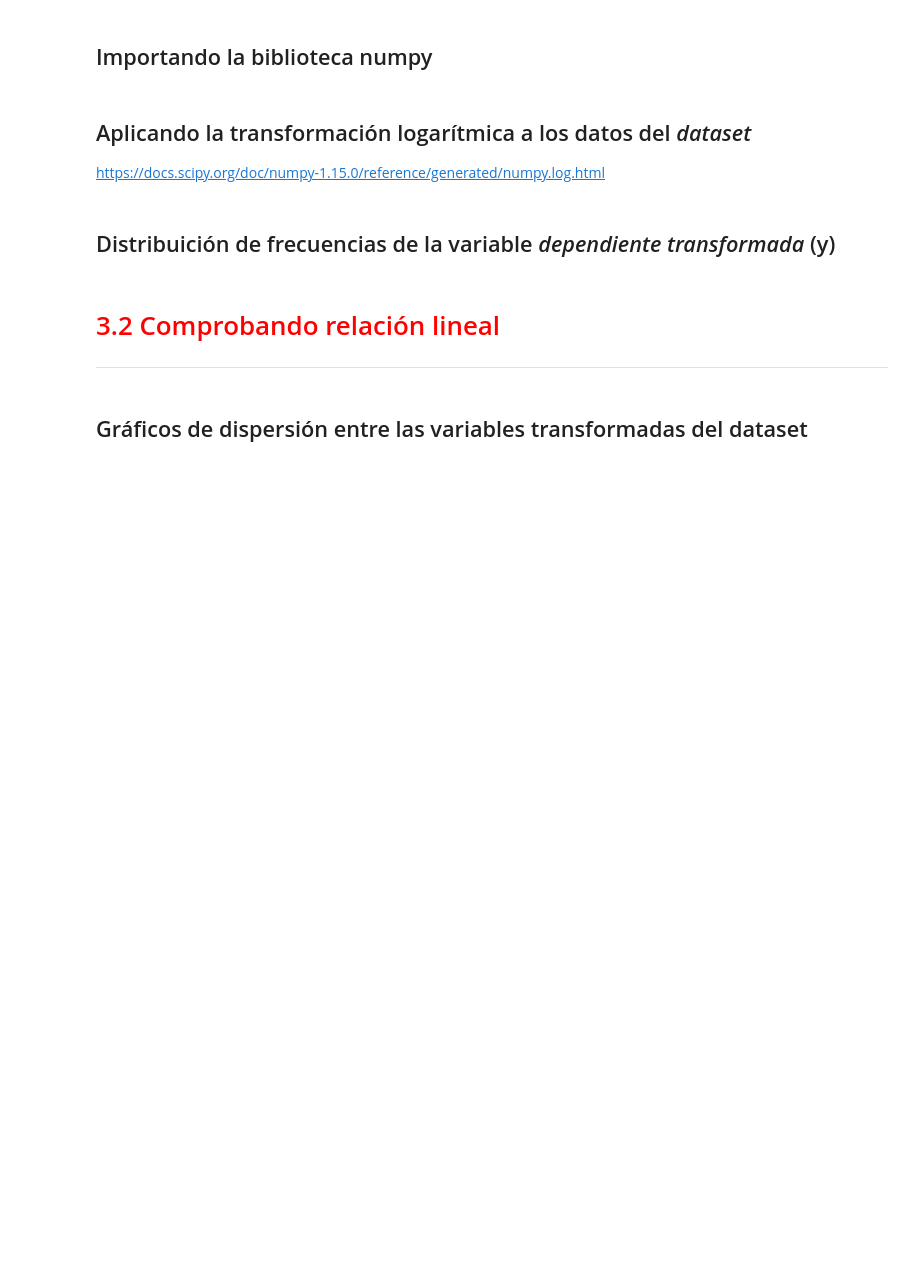
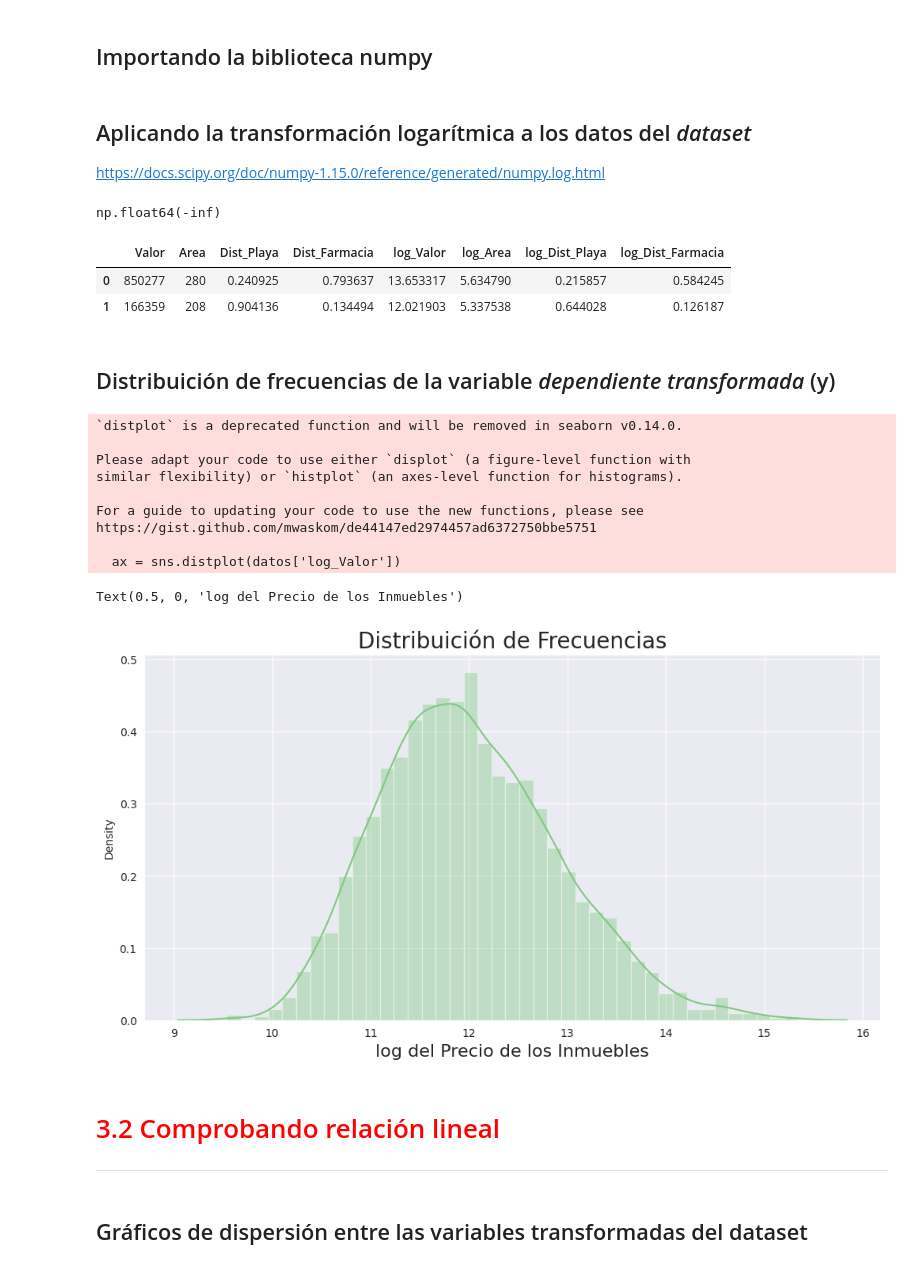
Before and after one commit to kevirui/Regresion-lineal-2, a Jupyter notebook: Regresión_Lineal_II.ipynb, the cells around one changed output. Cells and saved outputs as stored; diff of their text form; code cells hidden in the pictures; blank space fills up the shorter version.

```diff
--- a/Regresión_Lineal_II.ipynb
+++ b/Regresión_Lineal_II.ipynb
@@ -208,14 +211,41 @@ ax
 ## Aplicando la transformación logarítmica a los datos del *dataset*
 
 https://docs.scipy.org/doc/numpy-1.15.0/reference/generated/numpy.log.html
+# %%
+np.log(0)
+# %% [output]
+np.float64(-inf)
+# %%
+# El valor mínimo no debe ser 0 o indefinido
+datos['log_Valor'] = np.log(datos['Valor'])
+datos['log_Area'] = np.log(datos['Area'])
+datos['log_Dist_Playa'] = np.log(datos['Dist_Playa'] + 1) # + 1: Por tener valores iguales a cero
+datos['log_Dist_Farmacia'] = np.log(datos['Dist_Farmacia'] + 1)
+# %%
+datos.head(2)
+# %% [output]
+|  | Valor | Area | Dist_Playa | Dist_Farmacia | log_Valor | log_Area | log_Dist_Playa | log_Dist_Farmacia |
+| 0 | 850277 | 280 | 0.240925 | 0.793637 | 13.653317 | 5.634790 | 0.215857 | 0.584245 |
+| 1 | 166359 | 208 | 0.904136 | 0.134494 | 12.021903 | 5.337538 | 0.644028 | 0.126187 |
 # %% [markdown]
 ## Distribuición de frecuencias de la variable *dependiente transformada* (y)
 # %%
-
+ax = sns.distplot(datos['log_Valor'])
 ax.figure.set_size_inches(12, 6)
 ax.set_title('Distribuición de Frecuencias', fontsize=20)
 ax.set_xlabel('log del Precio de los Inmuebles', fontsize=16)
-ax
+# %% [output]
+`distplot` is a deprecated function and will be removed in seaborn v0.14.0.
+
+Please adapt your code to use either `displot` (a figure-level function with
+similar flexibility) or `histplot` (an axes-level function for histograms).
+
+For a guide to updating your code to use the new functions, please see
+https://gist.github.com/mwaskom/de44147ed2974457ad6372750bbe5751
+
+  ax = sns.distplot(datos['log_Valor'])
+Text(0.5, 0, 'log del Precio de los Inmuebles')
+[figure, added]
 # %% [markdown]
 # <font color='red' style='font-size: 30px;'>3.2 Comprobando relación lineal</font>
 <hr style='border: 2px solid red;'>
```
Also changed, not shown: parts of 3 cells of this notebook.
